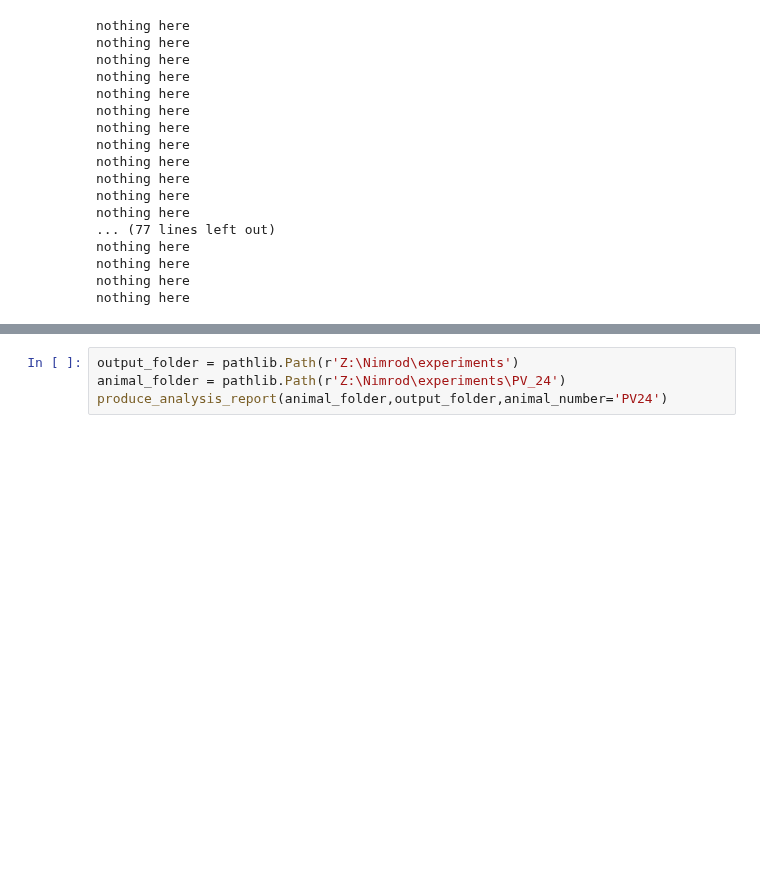
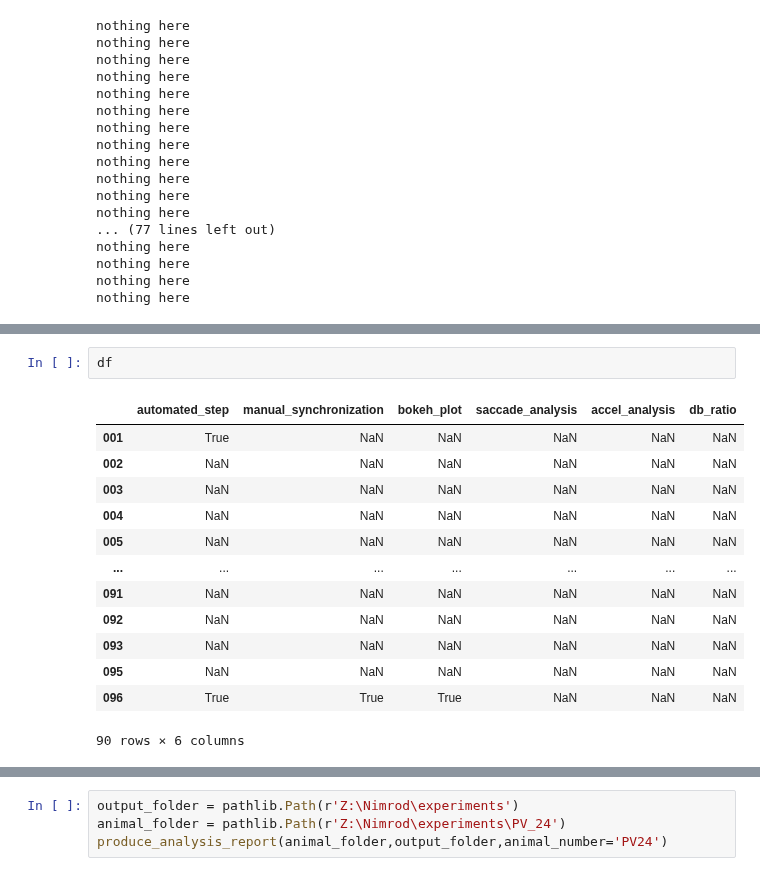
Before and after one commit to neural-electrophysiology-tool-team/Eye-Tracking-Tools, a Jupyter notebook: FileOrganizer.ipynb, the cells around one changed output, grey strips where cells are left out. Saved outputs shown, nothing was run; the diff lists cells and outputs as text; blank space fills up the shorter version.

```diff
--- a/FileOrganizer.ipynb
+++ b/FileOrganizer.ipynb
@@ -120,3 +249,19 @@ nothing here
+# %%
+df
+# %% [output]
+|  | automated_step | manual_synchronization | bokeh_plot | saccade_analysis | accel_analysis | db_ratio |
+| 001 | True | NaN | NaN | NaN | NaN | NaN |
+| 002 | NaN | NaN | NaN | NaN | NaN | NaN |
+| 003 | NaN | NaN | NaN | NaN | NaN | NaN |
+| 004 | NaN | NaN | NaN | NaN | NaN | NaN |
+| 005 | NaN | NaN | NaN | NaN | NaN | NaN |
+| ... | ... | ... | ... | ... | ... | ... |
+| 091 | NaN | NaN | NaN | NaN | NaN | NaN |
+| 092 | NaN | NaN | NaN | NaN | NaN | NaN |
+| 093 | NaN | NaN | NaN | NaN | NaN | NaN |
+| 095 | NaN | NaN | NaN | NaN | NaN | NaN |
+| 096 | True | True | True | NaN | NaN | NaN |
+90 rows × 6 columns
 # %%
 def produce_analysis_report(path_to_animal_folder, output_folder, animal_number):
     p = pathlib.Path(path_to_animal_folder)
```
Also changed, not shown: parts of 7 cells of this notebook, 6 other files.
